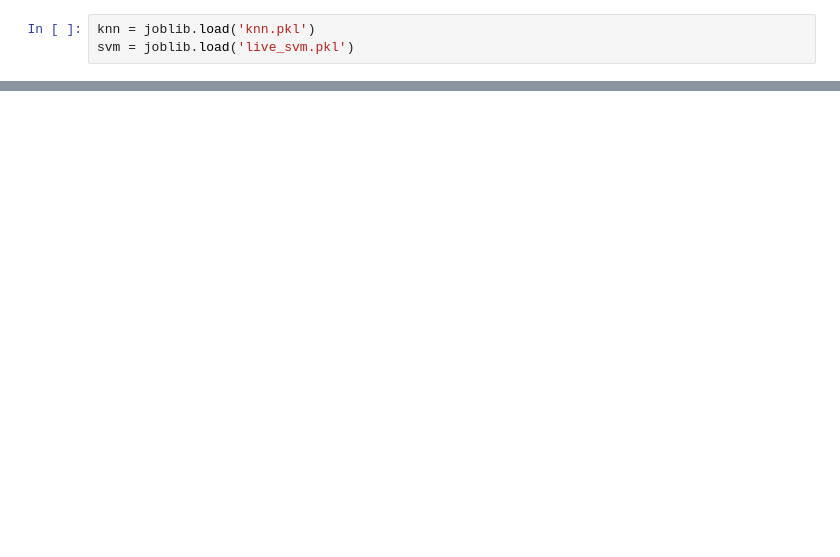
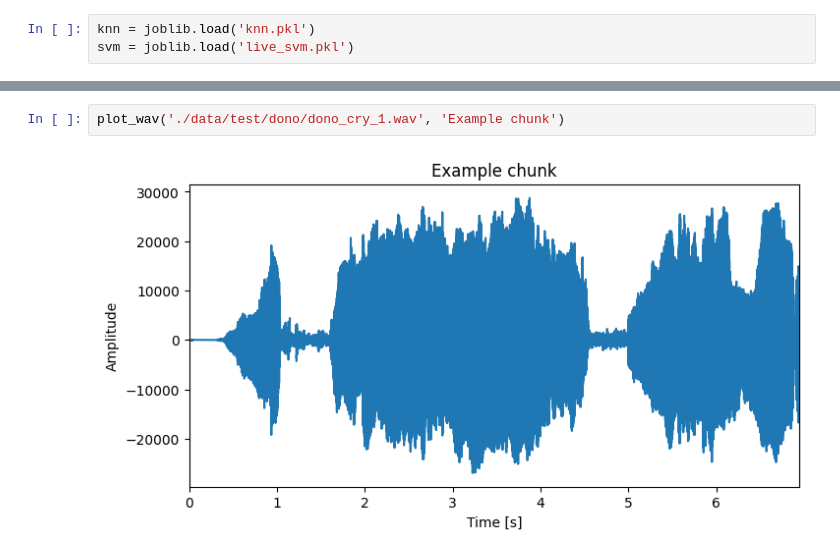
Before and after one commit to alem-147/infasafe, a Jupyter notebook: audio_analysis/Audio_Demo.ipynb, the cells around one changed output, grey strips where cells are left out. Saved outputs shown, nothing was run; the diff lists cells and outputs as text; blank space fills up the shorter version.

```diff
--- a/audio_analysis/Audio_Demo.ipynb
+++ b/audio_analysis/Audio_Demo.ipynb
@@ -969,0 +967,4 @@ ipd.Audio(cry_testing_file)
+# %%
+plot_wav('./data/test/dono/dono_cry_1.wav', 'Example chunk')
+# %% [output]
+[figure, added]
```
Also changed, not shown: parts of 22 cells of this notebook, 4 other files.
